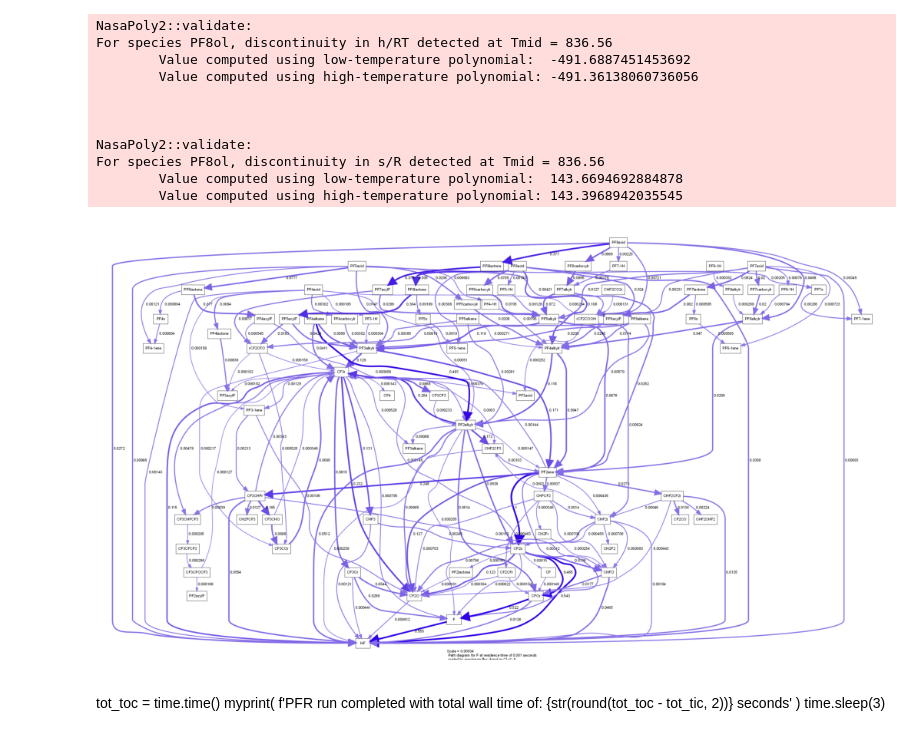
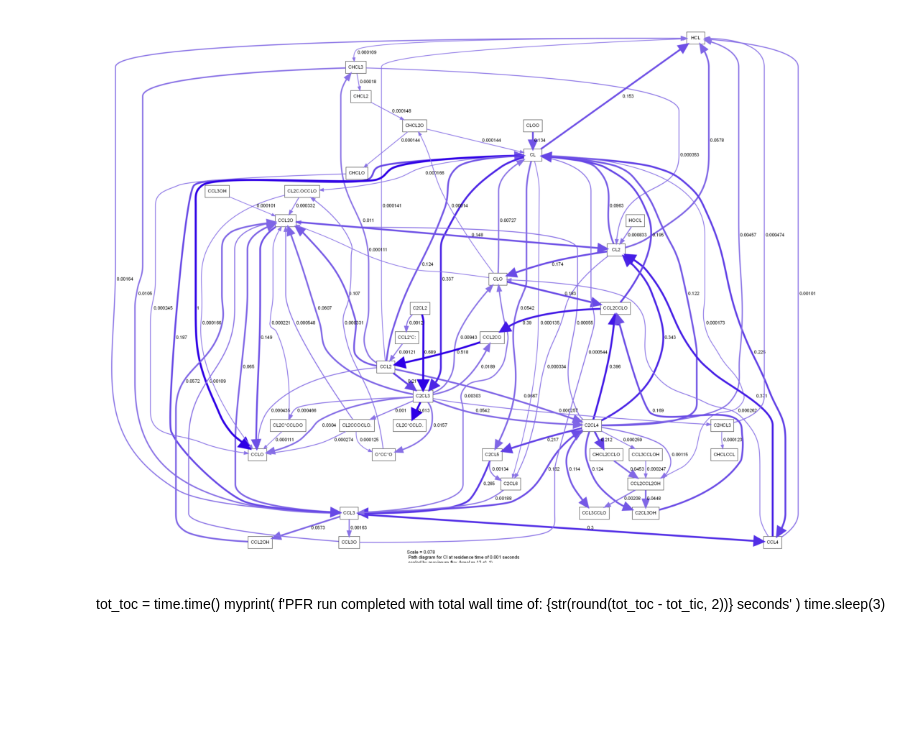
Before and after one commit to wilkeska/PFAS_Modeling, a Jupyter notebook: pseudo_PFR/PFRTP-Garrett.ipynb, the cells around one changed output. Cells and saved outputs as stored; diff of their text form; code cells hidden in the pictures; blank space fills up the shorter version.

```diff
--- a/pseudo_PFR/PFRTP-Garrett.ipynb
+++ b/pseudo_PFR/PFRTP-Garrett.ipynb
@@ -95,17 +95,19 @@ def labelLines(lines,align=True,xvals=None,**kwargs):
     for line,x,label in zip(labLines,xvals,labels):
         labelLine(line,x,label,align,**kwargs)
 # %%
-injectants =        ['H2O', 'PF4acid', 'PF4Sulfonater', 'PF5acid' , 'PF5Sulfonater','PF6acid','PF6Sulfonater','PF7acid','PF7Sulfonater','PF8acid','PF8Sulfonater'] # list of injectants, must be in the mechanism file.
+injectants =        ['CCL4'] # list of injectants, must be in the mechanism file.
+injectant_concs =   [100] # injected species concentrations in furnace @ injection point (ppm)
+injectant_units =   ['wt%'] # units of injected species concentration in furnace @ injection point (ppm)
+ER = 0.834
+injectant_tot_conc=20 # total injected species concentration in furnace @ injection point (ppm)
+injectant_port = 4 # port number of injectant
+firing_rate = 45 # firing rate in kW
 
-injectant_concs =   [70, 0.000685,   0.0202,         0.00341,    0.0164,         0.0111,     0.118,          0.00316,    0.0136,         0.0123,     0.802] # injected species concentration in furnace @ injection point (ppm)
-injectant_units = ['wt%', 'wt%', 'wt%', 'wt%', 'wt%', 'wt%', 'wt%', 'wt%', 'wt%', 'wt%', 'wt%'] # units of injected species concentration in furnace @ injection point (ppm)
-ER = 0.834
-injectant_tot_conc=20 # injected species concentration in furnace @ injection point (ppm)
-injectant_port = 6 # port number of injectant
-firing_rate = 27.5 # firing rate in kW
+post_injection_res_time_step = 1e-4 # residence time grid size (seconds)
+elsewhere_res_time_step = 1e-3 # residence time grid size (seconds)
 # %%
 #converting concentration to mole fraction
-mechanism = 'new_mech_file.yaml' # mechanism file, irrelevant if 'yaml' = False
+mechanism = 'rei_chloro.yaml' # mechanism file
 gas = ct.Solution(mechanism)
 orig_concs = [i for i in injectant_concs]
 #convert injectant_concs from specified unit to ppm
@@ -305,7 +299,7 @@ elif output_folder.split('_')[3] == 'port8':
 ########## Mechanism ##########
 #mechanism = 'NCSU_PFASmech1.0.yaml' # mechanism file, irrelevant if 'yaml' = False
 
-yaml = False # if False, below chemkin format files will be converted to a Cantera friendly yaml file
+yaml = True # if False, below chemkin format files will be converted to a Cantera friendly yaml file
 kinetics = 'NCSU_PFASmech1.91_Kinetics.inp'
 thermo = 'NCSU_PFASmech1.9_Thermo.dat'
 output = 'new_mech_file.yaml' # must have .yaml extension
@@ -326,10 +320,8 @@ path_threshold = 0.0001 # kmol/m3/sec
 path_details = False # or True
 
 ########## Grid resolution ##########
-post_injection_res_time_step = 1e-3 # residence time grid size (seconds)
+
 post_injection_duration = 1e-1 # seconds
-elsewhere_res_time_step = 1e-2 # residence time grid size (seconds)
-
 ########## Additional settings ##########
 run_with_dialog = False # Running with dialog may be best for public distributions
 print_info_every = 100 # print simulation info every n time steps
@@ -1113,7 +1173,7 @@ else:
 plt.rcParams["figure.dpi"] = 200
 gas = ct.Solution(mechanism)
 retry = 'y'
-
+path_element = 'Cl'
 while retry == 'y':
     plot_step = np.abs(tplot - path_res_time).argmin()
     P = ct.one_atm
@@ -1135,45 +1195,34 @@ while retry == 'y':
     diagram.show_details = path_details
     log_file = f"{output_folder}/reaction_paths.log"
     with open(log_file, 'w') as f:
         sys.stdout = f
         diagram.build(verbose=True)
         sys.stdout = sys.__stdout__
     # diagram.display_only(-1 if path_species == 'all' else gas.species_index(path_species))
     dot_file = f"{output_folder}/dotfile.dot"
     png_file = f"{output_folder}/reaction_paths.png"
     diagram.write_dot(dot_file)
     os.system(f'dot {dot_file} -Tpng -o {png_file} -Gdpi=100')
     img = mpimage.imread(png_file)
     plt.imshow(img)
     plt.axis('off')
     plt.show()
     if run_with_dialog == True:
         retry = myinput('path diagram saved to output folder...generate new path diagram? (y/n): ')
     else:
         retry = 'n'
     if retry == 'y':
         path_res_time = float(myinput('type path diagram residence time (in seconds) and press enter: '))
         path_element = myinput('type path diagram element symbol and press enter: ')
         path_species = myinput('type path diagram species and press enter (all/individual species name): ')
         path_threshold = float(myinput('type path diagram threshold and press enter: '))
         path_details = input('show path details? (y/n) and press enter: ').lower().strip() == 'y'
     else:
         ...
 
 print('/a')
 # %% [output]
-NasaPoly2::validate:
-For species PF8ol, discontinuity in h/RT detected at Tmid = 836.56
-        Value computed using low-temperature polynomial:  -491.6887451453692
-        Value computed using high-temperature polynomial: -491.36138060736056
-
-
-
-NasaPoly2::validate:
-For species PF8ol, discontinuity in s/R detected at Tmid = 836.56
-        Value computed using low-temperature polynomial:  143.6694692884878
-        Value computed using high-temperature polynomial: 143.3968942035545
-[figure, old version]
+[figure, new version]
 # %% [markdown]
 tot_toc = time.time()
 myprint(
```
Also changed, not shown: parts of 16 cells of this notebook.
